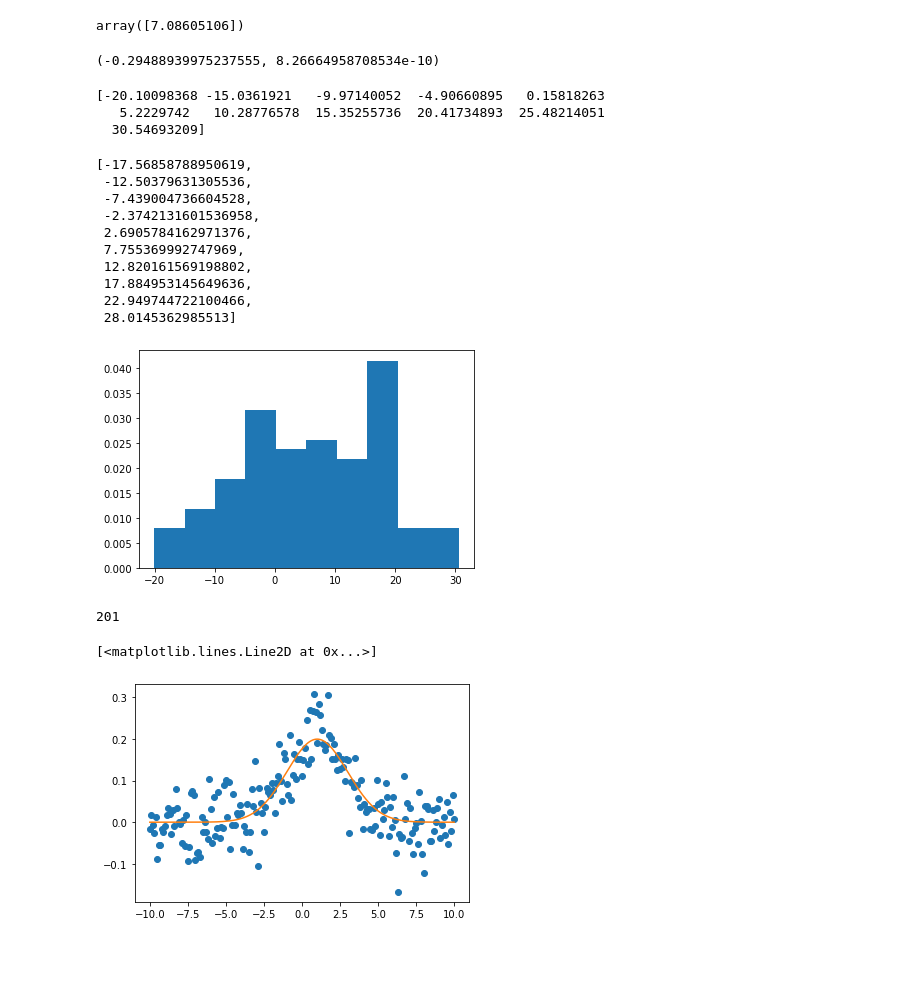
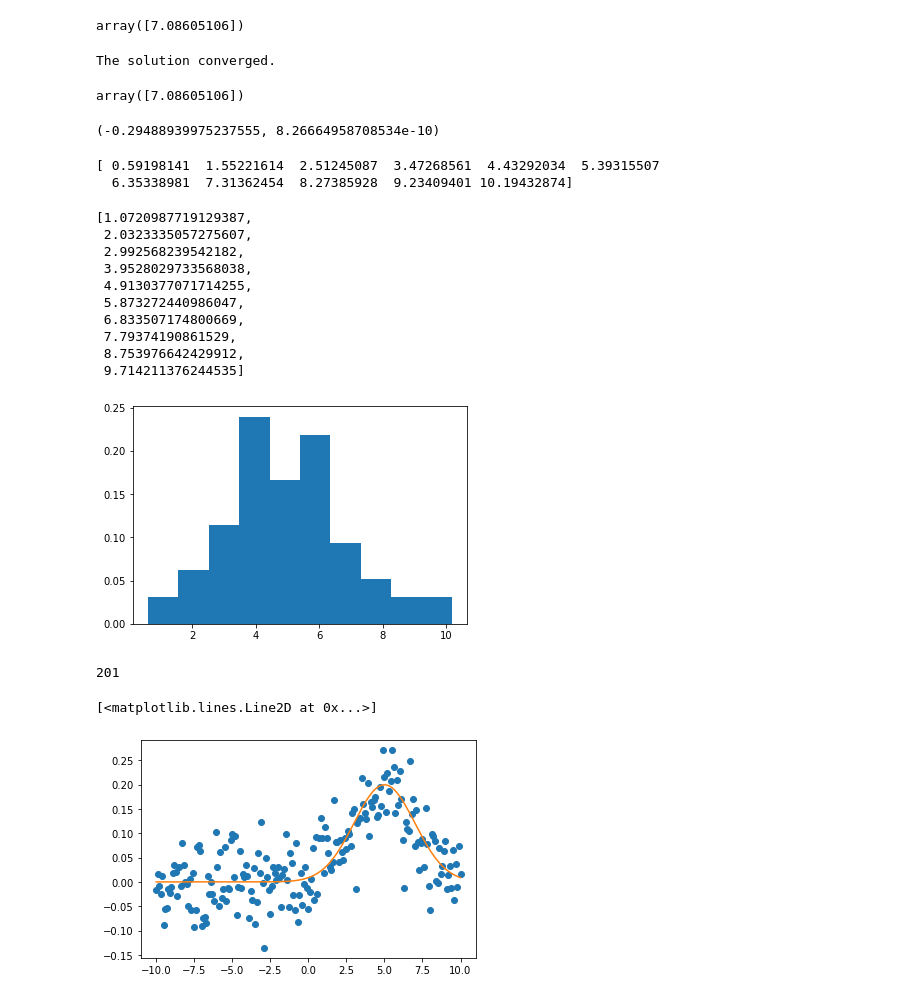
Before and after one commit to gortonm/mpags-4038, a Jupyter notebook: PHYS4038_Exercises/Week5_exercises.ipynb, the cells around one changed output. Saved outputs shown, nothing was run; the diff lists cells and outputs as text; code cells hidden in the pictures; blank space fills up the shorter version.

```diff
--- a/PHYS4038_Exercises/Week5_exercises.ipynb
+++ b/PHYS4038_Exercises/Week5_exercises.ipynb
@@ -31,6 +32,17 @@ r = fsolve(f, 7, args=a)
 r
 # %% [output]
 array([7.08605106])
+# %%
+# alternate approach (from Steven)
+def f(x):
+    return yv(0, x)
+
+r, info, flag, mesg = fsolve(f, 7, full_output=True)
+print(mesg)
+r
+# %% [output]
+The solution converged.
+array([7.08605106])
 # %%
 # Exercise 2
 from scipy.integrate import quad
@@ -43,28 +55,36 @@ print(quad(f, 0, r, args=a))
 # %%
 # Exercise 3
 from scipy.stats import norm
 
-x = norm.rvs(6, 11.5, size=100) # specify pdf parameters
+np.random.seed(111)
 
-n, bins, patches = plt.hist(x, density=True, bins=10)
+# newer method for giving a seed
+# allows you to have multiple random number generators which maintain their state, with separate seeds
+rnd = np.random.RandomState(111)
+
+n = 100
+m = 5
+s = 2
+x = norm.rvs(m, s, size=n) # specify pdf parameters
+
+hy, bins, patches = plt.hist(x, density=True, bins=10)
 print(bins)
 
 centres = []
 for i in range(0, len(bins)-1):
     centres.append(0.5 * (bins[i] + bins[i+1]))
 centres
 # %% [output]
-[-20.10098368 -15.0361921   -9.97140052  -4.90660895   0.15818263
-   5.2229742   10.28776578  15.35255736  20.41734893  25.48214051
-  30.54693209]
+[ 0.59198141  1.55221614  2.51245087  3.47268561  4.43292034  5.39315507
+  6.35338981  7.31362454  8.27385928  9.23409401 10.19432874]
-[-17.56858788950619,
- -12.50379631305536,
- -7.439004736604528,
- -2.3742131601536958,
- 2.6905784162971376,
- 7.755369992747969,
- 12.820161569198802,
- 17.884953145649636,
- 22.949744722100466,
- 28.0145362985513]
+[1.0720987719129387,
+ 2.0323335057275607,
+ 2.992568239542182,
+ 3.9528029733568038,
+ 4.9130377071714255,
+ 5.873272440986047,
+ 6.833507174800669,
+ 7.79374190861529,
+ 8.753976642429912,
+ 9.714211376244535]
-[figure, old version]
+[figure, new version]
@@ -79,7 +109,10 @@ def f(m, s, a, x, y):
 
 np.random.seed(12345)
 
-m = 1
+# General principle: declare variables explicitly if they will come up again
+# If they do not come up again, don't,
+# e.g. if these don't come up again, write p = stats.norm(loc=5, scale=2)
+m = 5
 s = 2
 a = 1
 p = stats.norm(m, s)
@@ -98,7 +131,7 @@ plt.plot(x, n)
 # %% [output]
 201
 [<matplotlib.lines.Line2D at 0x...>]
-[figure, old version]
+[figure, new version]
 # %%
 stats.norm.fit?
 # %%
```
Also changed, not shown: parts of 8 cells of this notebook.
